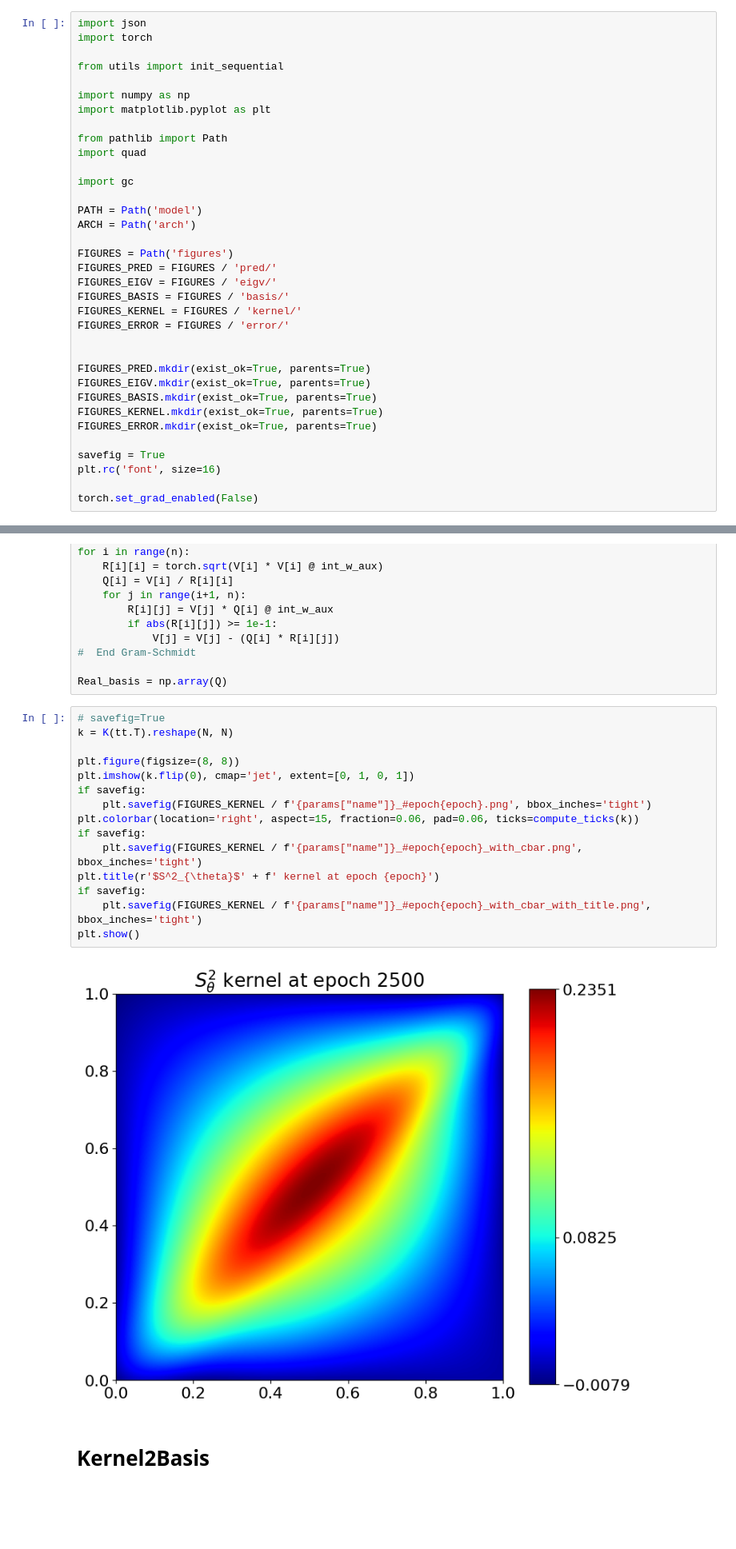
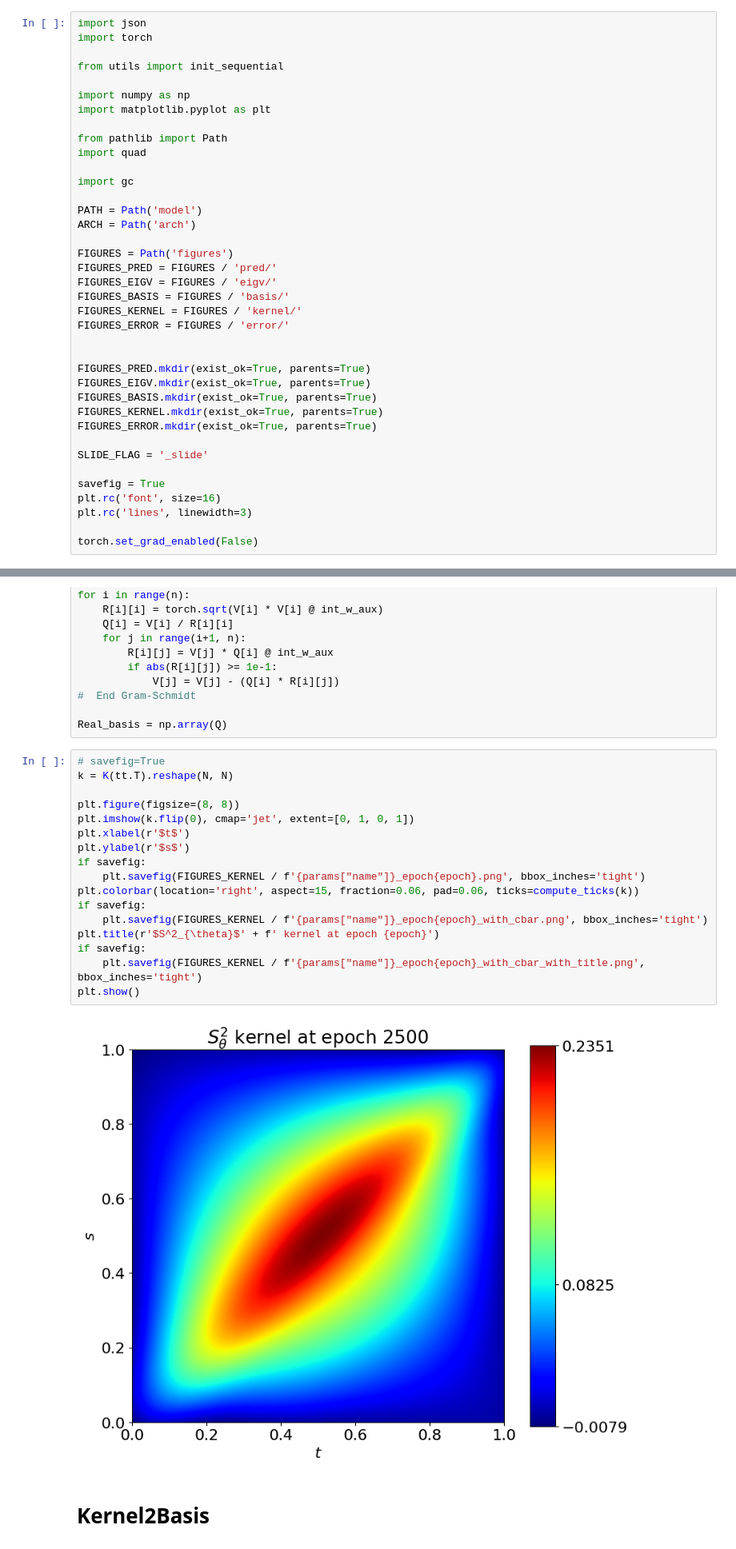
Before and after one commit to sebastian-sanchez-s/OperatorLearning, a Jupyter notebook: Poisson/1D/InspectKernel.ipynb, the cells around one changed output, grey strips where cells are left out. Shown at 80% size. Cells and saved outputs as stored; diff of their text form; blank space fills up the shorter version.

```diff
--- a/Poisson/1D/InspectKernel.ipynb
+++ b/Poisson/1D/InspectKernel.ipynb
@@ -29,8 +29,11 @@ FIGURES_BASIS.mkdir(exist_ok=True, parents=True)
 FIGURES_KERNEL.mkdir(exist_ok=True, parents=True)
 FIGURES_ERROR.mkdir(exist_ok=True, parents=True)
 
+SLIDE_FLAG = '_slide'
+
 savefig = True
 plt.rc('font', size=16)
+plt.rc('lines', linewidth=3)
 
 torch.set_grad_enabled(False)
 # %% [output]
@@ -190,20 +194,22 @@ Real_basis = np.array(Q)
 # %%
 # savefig=True
 k = K(tt.T).reshape(N, N)
 
 plt.figure(figsize=(8, 8))
 plt.imshow(k.flip(0), cmap='jet', extent=[0, 1, 0, 1])
+plt.xlabel(r'$t$')
+plt.ylabel(r'$s$')
 if savefig:
-    plt.savefig(FIGURES_KERNEL / f'{params["name"]}_#epoch{epoch}.png', bbox_inches='tight')
+    plt.savefig(FIGURES_KERNEL / f'{params["name"]}_epoch{epoch}.png', bbox_inches='tight')
 plt.colorbar(location='right', aspect=15, fraction=0.06, pad=0.06, ticks=compute_ticks(k))
 if savefig:
-    plt.savefig(FIGURES_KERNEL / f'{params["name"]}_#epoch{epoch}_with_cbar.png', bbox_inches='tight')
+    plt.savefig(FIGURES_KERNEL / f'{params["name"]}_epoch{epoch}_with_cbar.png', bbox_inches='tight')
 plt.title(r'$S^2_{\theta}$' + f' kernel at epoch {epoch}')
 if savefig:
-    plt.savefig(FIGURES_KERNEL / f'{params["name"]}_#epoch{epoch}_with_cbar_with_title.png', bbox_inches='tight')
+    plt.savefig(FIGURES_KERNEL / f'{params["name"]}_epoch{epoch}_with_cbar_with_title.png', bbox_inches='tight')
 plt.show()
 # %% [output]
-[figure, old version]
+[figure, new version]
 # %% [markdown]
 # Kernel2Basis
 # %%
```
Also changed, not shown: parts of 8 cells of this notebook, 2 other files.
